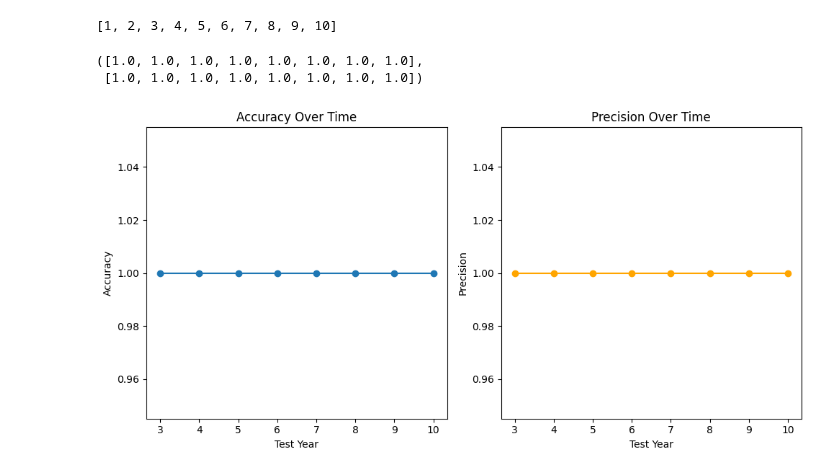
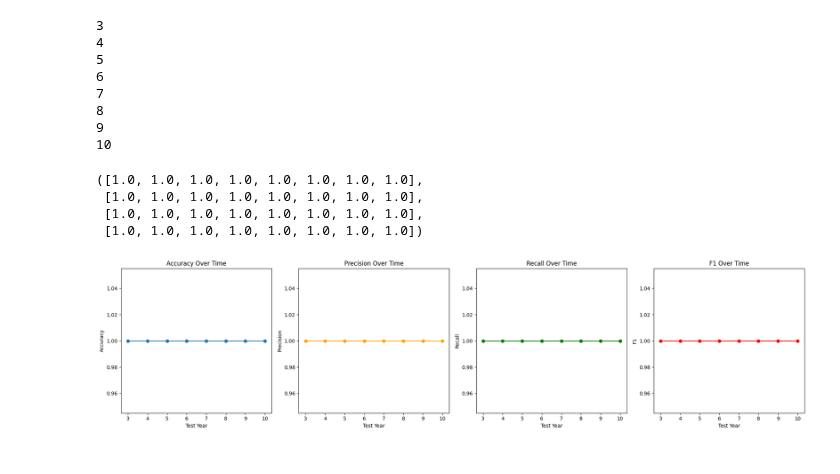
Before and after one commit to Joanaigs/Predict-WNBA-Winners-AC-66, a Jupyter notebook: training.ipynb, the cells around one changed output. Saved outputs shown, nothing was run; the diff lists cells and outputs as text; code cells hidden in the pictures.

```diff
--- a/training.ipynb
+++ b/training.ipynb
@@ -50,33 +72,53 @@ def train_evaluate_decision_tree(data, year_range, target_col="playoff"):
-# %%
-year_range = sorted(df_teams["year"].unique())
-print(year_range)
-# %% [output]
-[1, 2, 3, 4, 5, 6, 7, 8, 9, 10]
 # %%
-years_tested, accuracy_scores, precision_scores = train_evaluate_decision_tree(df_teams,year_range)
-accuracy_scores, precision_scores
+years_tested, accuracy_scores, precision_scores, recall_scores, f1_scores = train_evaluate_decision_tree(df_teams)
+accuracy_scores, precision_scores, recall_scores, f1_scores
 # %% [output]
-([1.0, 1.0, 1.0, 1.0, 1.0, 1.0, 1.0, 1.0],
- [1.0, 1.0, 1.0, 1.0, 1.0, 1.0, 1.0, 1.0])
+3
+4
+5
+6
+7
+8
+9
+10
+([1.0, 1.0, 1.0, 1.0, 1.0, 1.0, 1.0, 1.0],
+ [1.0, 1.0, 1.0, 1.0, 1.0, 1.0, 1.0, 1.0],
+ [1.0, 1.0, 1.0, 1.0, 1.0, 1.0, 1.0, 1.0],
+ [1.0, 1.0, 1.0, 1.0, 1.0, 1.0, 1.0, 1.0])
 # %%
 # Create a graph to plot accuracy and precision over time
-plt.figure(figsize=(10, 5))
+plt.figure(figsize=(20, 5))
 
 # Plot accuracy
-plt.subplot(1, 2, 1)
+plt.subplot(1, 4, 1)
 plt.plot(years_tested, accuracy_scores, marker='o')
 plt.title('Accuracy Over Time')
 plt.xlabel('Test Year')
 plt.ylabel('Accuracy')
 
 # Plot precision
-plt.subplot(1, 2, 2)
+plt.subplot(1, 4, 2)
 plt.plot(years_tested, precision_scores, marker='o', color='orange')
 plt.title('Precision Over Time')
 plt.xlabel('Test Year')
 plt.ylabel('Precision')
 
+# Plot recall
+plt.subplot(1, 4, 3)
+plt.plot(years_tested, recall_scores, marker='o', color='green')
+plt.title('Recall Over Time')
+plt.xlabel('Test Year')
+plt.ylabel('Recall')
+
+# Plot f1
+plt.subplot(1, 4, 4)
+plt.plot(years_tested, f1_scores, marker='o', color='red')
+plt.title('F1 Over Time')
+plt.xlabel('Test Year')
+plt.ylabel('F1')
+
+
 plt.tight_layout()
 plt.show()
 # %% [output]
-[figure, old version]
+[figure, new version]
```
Also changed, not shown: parts of 4 cells of this notebook, 2 other files.
